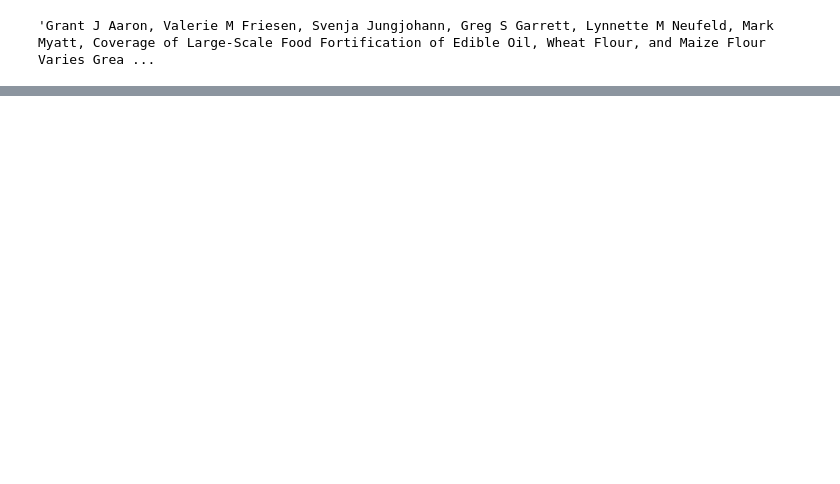
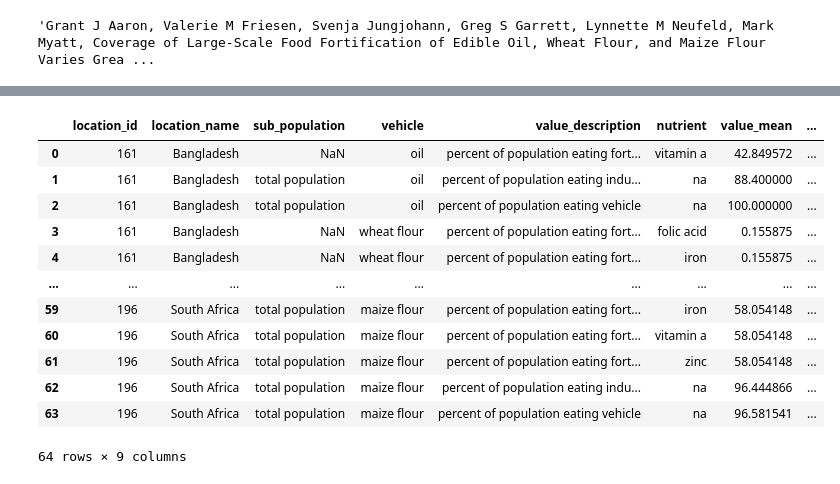
Before and after one commit to ihmeuw/vivarium_research_lsff, a Jupyter notebook: data_prep/pipeline/interim/2021_03_17_clean_population_coverage_data_tier2.ipynb, the cells around one changed output, grey strips where cells are left out. Drawn from its saved outputs; the diff is of its cells as text; code cells hidden in the pictures; blank space fills up the shorter version.

Commit message:
added an output file same shape as tier1

```diff
--- a/data_prep/pipeline/interim/2021_03_17_clean_population_coverage_data_tier2.ipynb
+++ b/data_prep/pipeline/interim/2021_03_17_clean_population_coverage_data_tier2.ipynb
@@ -1487,0 +1497,19 @@ output.to_csv(save_path, index = False)
+# %%
+formatted_cols = ['location_id','location_name','sub_population','vehicle','value_description','nutrient','value_mean','value_025_percentile','value_975_percentile']
+
+save_path = '/ihme/homes/beatrixh/vivarium_research_lsff/data_prep/outputs/population_coverage_data_tier2_lo.csv'
+output[formatted_cols]
+# %% [output]
+|  | location_id | location_name | sub_population | vehicle | value_description | nutrient | value_mean | ... |
+| 0 | 161 | Bangladesh | NaN | oil | percent of population eating fort... | vitamin a | 42.849572 | ... |
+| 1 | 161 | Bangladesh | total population | oil | percent of population eating indu... | na | 88.400000 | ... |
+| 2 | 161 | Bangladesh | total population | oil | percent of population eating vehicle | na | 100.000000 | ... |
+| 3 | 161 | Bangladesh | NaN | wheat flour | percent of population eating fort... | folic acid | 0.155875 | ... |
+| 4 | 161 | Bangladesh | NaN | wheat flour | percent of population eating fort... | iron | 0.155875 | ... |
+| ... | ... | ... | ... | ... | ... | ... | ... | ... |
+| 59 | 196 | South Africa | total population | maize flour | percent of population eating fort... | iron | 58.054148 | ... |
+| 60 | 196 | South Africa | total population | maize flour | percent of population eating fort... | vitamin a | 58.054148 | ... |
+| 61 | 196 | South Africa | total population | maize flour | percent of population eating fort... | zinc | 58.054148 | ... |
+| 62 | 196 | South Africa | total population | maize flour | percent of population eating indu... | na | 96.444866 | ... |
+| 63 | 196 | South Africa | total population | maize flour | percent of population eating vehicle | na | 96.581541 | ... |
+64 rows × 9 columns
```
Also changed, not shown: parts of 1 cell of this notebook, 1 other file.
